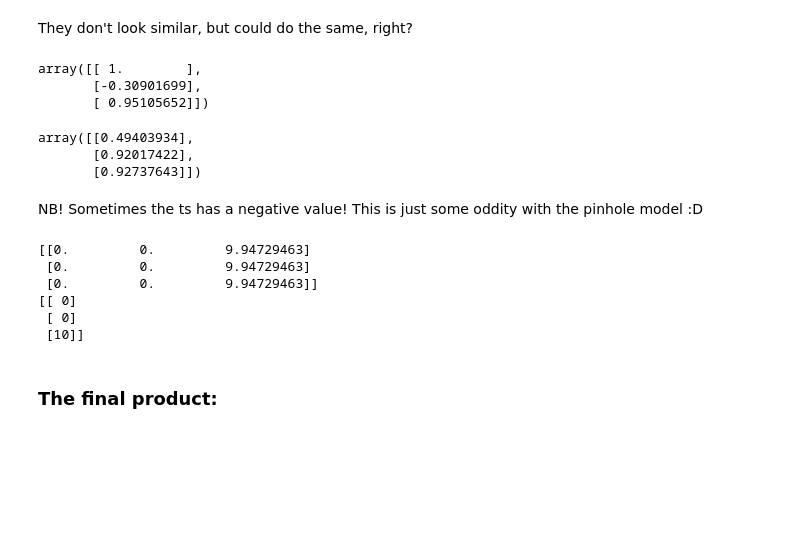
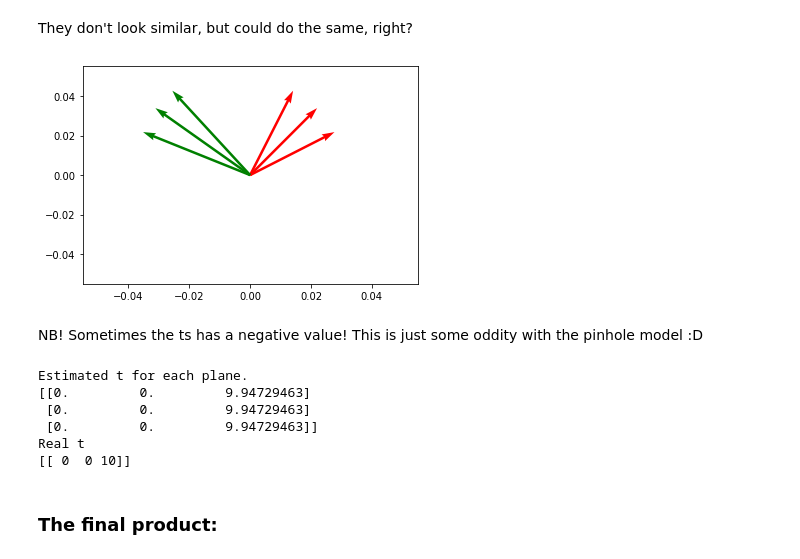
Before and after one commit to henrfj/02504-Computer-Vision, a Jupyter notebook: ex4.ipynb, the cells around one changed output. Saved outputs shown, nothing was run; the diff lists cells and outputs as text; code cells hidden in the pictures; blank space fills up the shorter version.

```diff
--- a/ex4.ipynb
+++ b/ex4.ipynb
@@ -480,6 +485,10 @@ def estimateExtrinsics(K, Hs):
 
     for H in Hs:
         lamb = 1/np.linalg.norm(np.linalg.inv(K)@H[:,0],2)
+        lamb2 = 1/np.linalg.norm(np.linalg.inv(K)@H[:,1],2)
+        print("Lmabda1, Lambda2: ", lamb, lamb2)
+        print("DIFF", lamb-lamb2,"\n---------------------")
+
         r1 = lamb*np.linalg.inv(K)@H[:,0]
         r2 = lamb*np.linalg.inv(K)@H[:,1]
         r3 = np.cross(r1,r2)
@@ -489,4 +498,5 @@ def estimateExtrinsics(K, Hs):
 
     return Rs, ts
 # %%
-Rs, ts = estimateExtrinsics(K, Hs)
+#Rs, ts = estimateExtrinsics(K, Hs)
+Rs, ts = estimateExtrinsics(K_est, Hs)
@@ -523,32 +543,40 @@ print(Rc)
 # %% [markdown]
 They don't look similar, but could do the same, right?
 # %%
-v = np.array([[1, 0, 1]]).T
-v_rotated = Ra@v
-v_rotated
+v = np.array([[1, 1, 1]]).T
+v_rotated_a = Ra@v
+v_rotated_b = Rb@v
+v_rotated_c = Rc@v
-# %% [output]
-array([[ 1.        ],
-       [-0.30901699],
-       [ 0.95105652]])
 # %%
-v_rotated_2 = Rs[0]@v
-v_rotated_2
+v_rotated_1 = Rs[0]@v
+v_rotated_2 = Rs[1]@v
+v_rotated_3 = Rs[2]@v
-# %% [output]
-array([[0.49403934],
-       [0.92017422],
-       [0.92737643]])
+# %%
+
+origin = np.array([[0, 0, 0],[0, 0, 0]]) # origin point
+V1 = np.array([v_rotated_a, v_rotated_b, v_rotated_c])
+V2 = np.array([v_rotated_1, v_rotated_2, v_rotated_3])
+
+
+plt.quiver(*origin, V1[:,1], V1[:,2], color=["r"], scale=5)
+plt.quiver(*origin, V2[:,1], V2[:,2], color=["g"], scale=5)
+plt.show()
+# %% [output]
+[figure, added]
 # %% [markdown]
 NB! Sometimes the ts has a negative value! This is just some oddity with the pinhole model :D
 # %%
+print("Estimated t for each plane.")
 print(np.abs(ts))
-print(t)
+print("Real t")
+print(t.T)
 # %% [output]
+Estimated t for each plane.
 [[0.         0.         9.94729463]
  [0.         0.         9.94729463]
  [0.         0.         9.94729463]]
-[[ 0]
- [ 0]
- [10]]
+Real t
+[[ 0  0 10]]
 # %% [markdown]
 ### The final product:
 # %%
```
Also changed, not shown: parts of 13 cells of this notebook, 1 other file.
